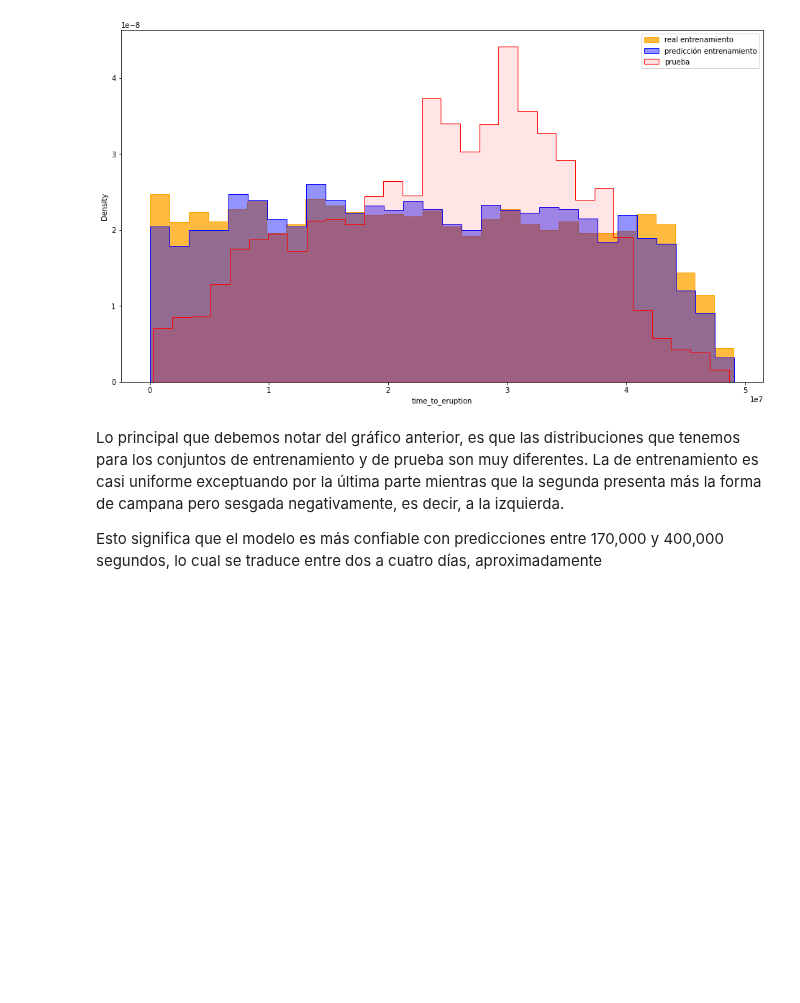
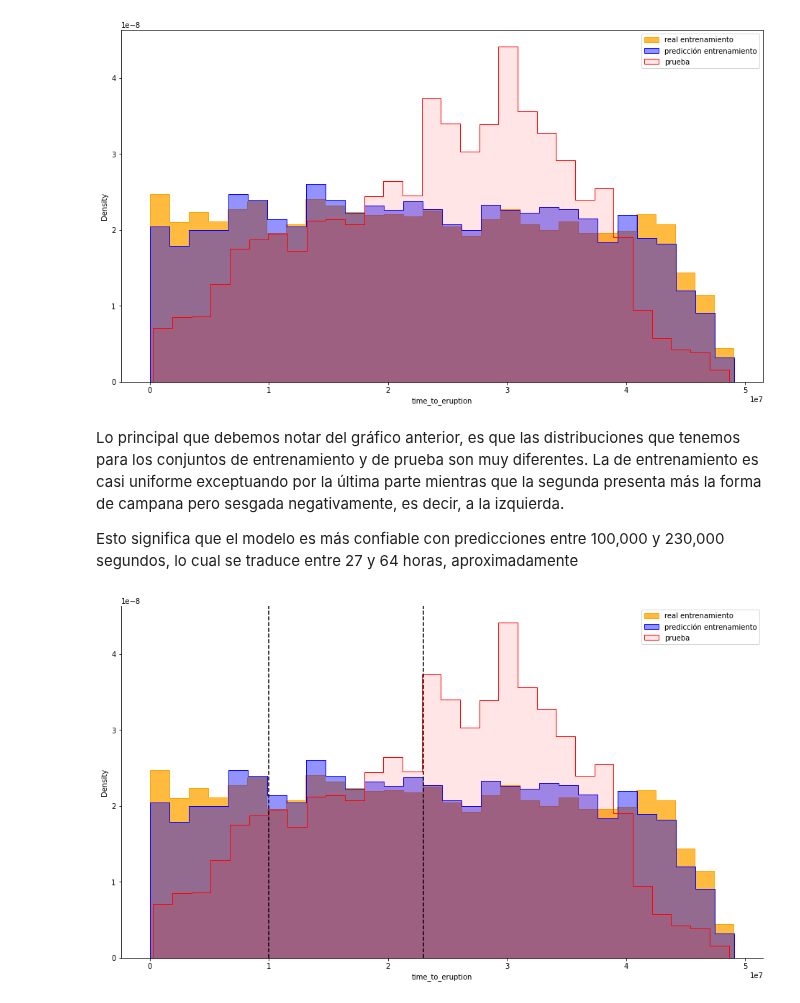
Before and after one commit to DanteBM/PronosticoErupciones, a Jupyter notebook: notebooks/NotebookMaestro.ipynb, the cells around one changed output. Saved outputs shown, nothing was run; the diff lists cells and outputs as text; code cells hidden in the pictures; blank space fills up the shorter version.

```diff
--- a/notebooks/NotebookMaestro.ipynb
+++ b/notebooks/NotebookMaestro.ipynb
@@ -1320,6 +1320,8 @@ train_and_get_predictions(lr3, sf3, nl3, mind3, maxd3, iters3, target_path, path
 0
 # %% [markdown]
 # ??
+# %%
+path_train2 = "../csvs/stats_per_file_signal_train_estandarizados.csv"
 # %%
 model = lgb.Booster(model_file="../csvs/modelo_split.txt") # Load trained model
 
@@ -1425,4 +1423,19 @@ ax.legend(["real entrenamiento", "predicción entrenamiento", "prueba"])
 # %% [markdown]
 Lo principal que debemos notar del gráfico anterior, es que las distribuciones que tenemos para los conjuntos de entrenamiento y de prueba son muy diferentes. La de entrenamiento es casi uniforme exceptuando por la última parte mientras que la segunda presenta más la forma de campana pero sesgada negativamente, es decir, a la izquierda.
 
-Esto significa que el modelo es más confiable con predicciones entre 170,000 y 400,000 segundos, lo cual se traduce entre dos a cuatro días, aproximadamente
+Esto significa que el modelo es más confiable con predicciones entre 100,000 y 230,000 segundos, lo cual se traduce entre 27 y 64 horas, aproximadamente
+# %%
+fig, ax = plt.subplots(ncols=1,figsize=(16,9))
+sns.histplot(x="time_to_eruption", data=error_df, stat="density", bins=30,
+             ax=ax, color="orange", alpha=0.75, fill=True, element="step", legend=True)
+sns.histplot(x="time_to_eruption_pred", data=error_df, stat="density", bins=30,
+             ax=ax, color="blue", alpha=0.425,fill=True, element="step", legend=True)
+sns.histplot(x="time_to_eruption", data=submission, stat="density", bins=30,
+             ax=ax, color="red", alpha=0.1, fill=True, element="step", legend=True)
+
+ax.legend(["real entrenamiento", "predicción entrenamiento", "prueba"])
+ax.axvline(1e7,c="black", ls="--")
+ax.axvline(2.3e7,c="black", ls="--")
+[ax.spines[i].set_visible(False) for i in ax.spines if i not in ["bottom", "left"]]; # To delete the spines
+# %% [output]
+[figure, added]
```
Also changed, not shown: parts of 4 cells of this notebook.
